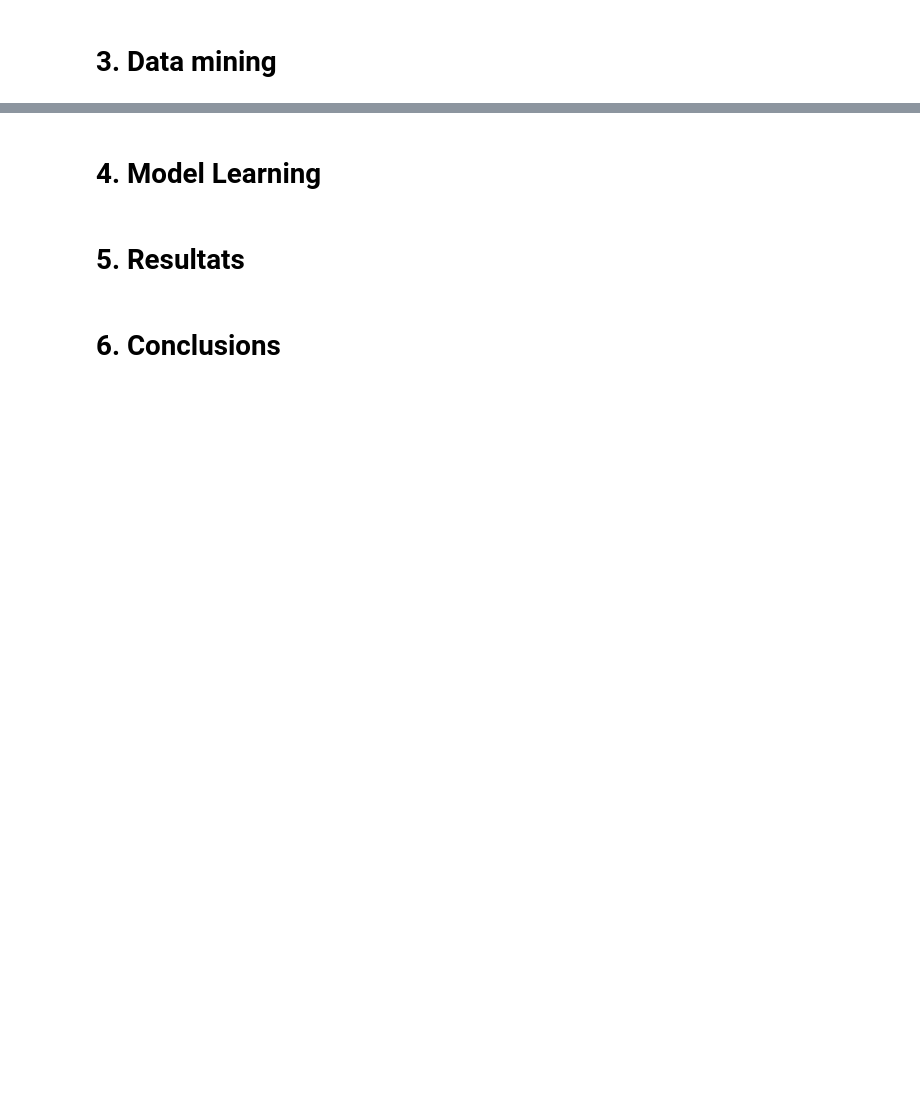
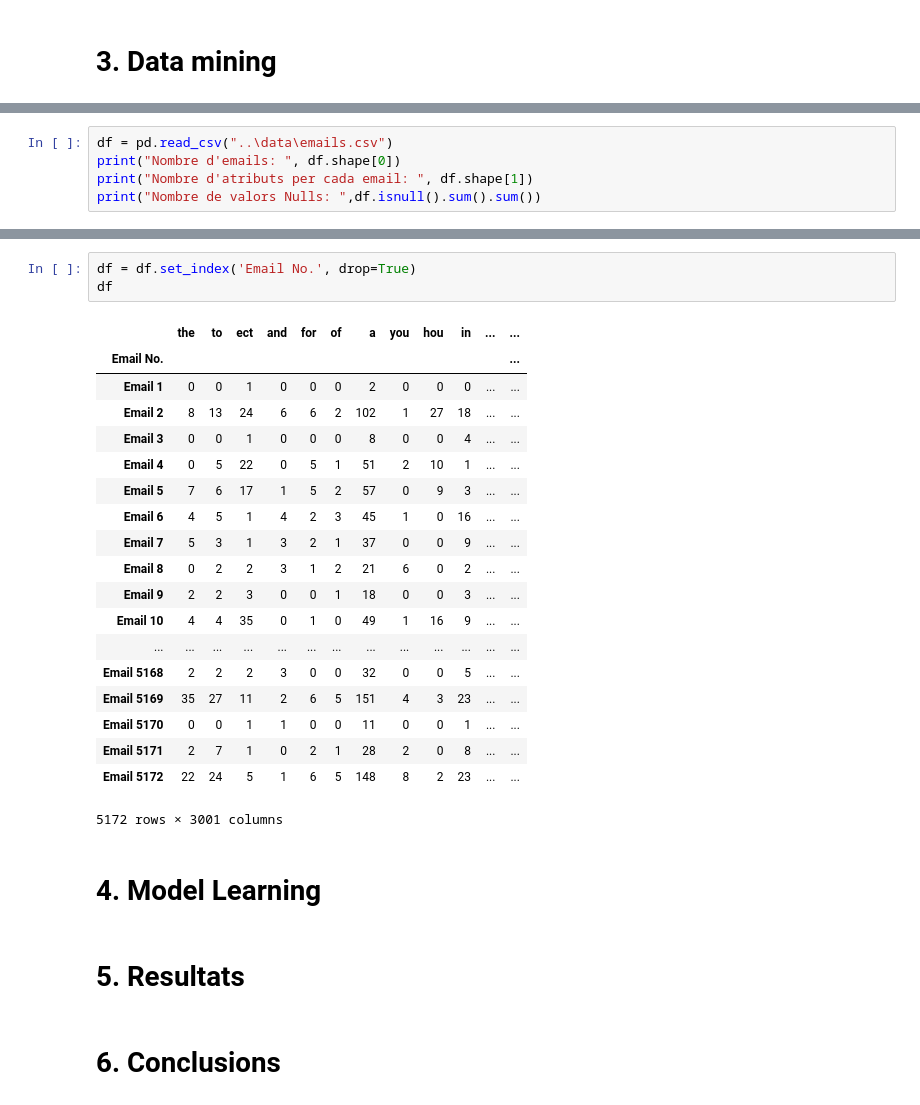
Before and after one commit to arnaucruz1997/APC-Cas-Kaggle, a Jupyter notebook: notebooks/Email_Spam_Classification.ipynb, the cells around one changed output, grey strips where cells are left out. Cells and saved outputs as stored; diff of their text form; blank space fills up the shorter version.

Commit message:
Data mining.

```diff
--- a/notebooks/Email_Spam_Classification.ipynb
+++ b/notebooks/Email_Spam_Classification.ipynb
@@ -14,0 +20,5 @@ En aquest notebook realitzarem un anàlisi del dataset [Email Spam Classificatio
+# %%
+df = pd.read_csv("..\data\emails.csv")
+print("Nombre d'emails: ", df.shape[0])
+print("Nombre d'atributs per cada email: ", df.shape[1])
+print("Nombre de valors Nulls: ",df.isnull().sum().sum())
@@ -15,3 +64,26 @@ En aquest notebook realitzarem un anàlisi del dataset [Email Spam Classificatio
+# %%
+df = df.set_index('Email No.', drop=True)
+df
+# %% [output]
+|  | the | to | ect | and | for | of | a | you | hou | in | ... | ... |
+| Email No. |  |  |  |  |  |  |  |  |  |  |  | ... |
+| Email 1 | 0 | 0 | 1 | 0 | 0 | 0 | 2 | 0 | 0 | 0 | ... | ... |
+| Email 2 | 8 | 13 | 24 | 6 | 6 | 2 | 102 | 1 | 27 | 18 | ... | ... |
+| Email 3 | 0 | 0 | 1 | 0 | 0 | 0 | 8 | 0 | 0 | 4 | ... | ... |
+| Email 4 | 0 | 5 | 22 | 0 | 5 | 1 | 51 | 2 | 10 | 1 | ... | ... |
+| Email 5 | 7 | 6 | 17 | 1 | 5 | 2 | 57 | 0 | 9 | 3 | ... | ... |
+| Email 6 | 4 | 5 | 1 | 4 | 2 | 3 | 45 | 1 | 0 | 16 | ... | ... |
+| Email 7 | 5 | 3 | 1 | 3 | 2 | 1 | 37 | 0 | 0 | 9 | ... | ... |
+| Email 8 | 0 | 2 | 2 | 3 | 1 | 2 | 21 | 6 | 0 | 2 | ... | ... |
+| Email 9 | 2 | 2 | 3 | 0 | 0 | 1 | 18 | 0 | 0 | 3 | ... | ... |
+| Email 10 | 4 | 4 | 35 | 0 | 1 | 0 | 49 | 1 | 16 | 9 | ... | ... |
+| ... | ... | ... | ... | ... | ... | ... | ... | ... | ... | ... | ... | ... |
+| Email 5168 | 2 | 2 | 2 | 3 | 0 | 0 | 32 | 0 | 0 | 5 | ... | ... |
+| Email 5169 | 35 | 27 | 11 | 2 | 6 | 5 | 151 | 4 | 3 | 23 | ... | ... |
+| Email 5170 | 0 | 0 | 1 | 1 | 0 | 0 | 11 | 0 | 0 | 1 | ... | ... |
+| Email 5171 | 2 | 7 | 1 | 0 | 2 | 1 | 28 | 2 | 0 | 8 | ... | ... |
+| Email 5172 | 22 | 24 | 5 | 1 | 6 | 5 | 148 | 8 | 2 | 23 | ... | ... |
+5172 rows × 3001 columns
 # %% [markdown]
 # 4. Model Learning
 # %% [markdown]
```
Also changed, not shown: parts of 7 cells of this notebook.
